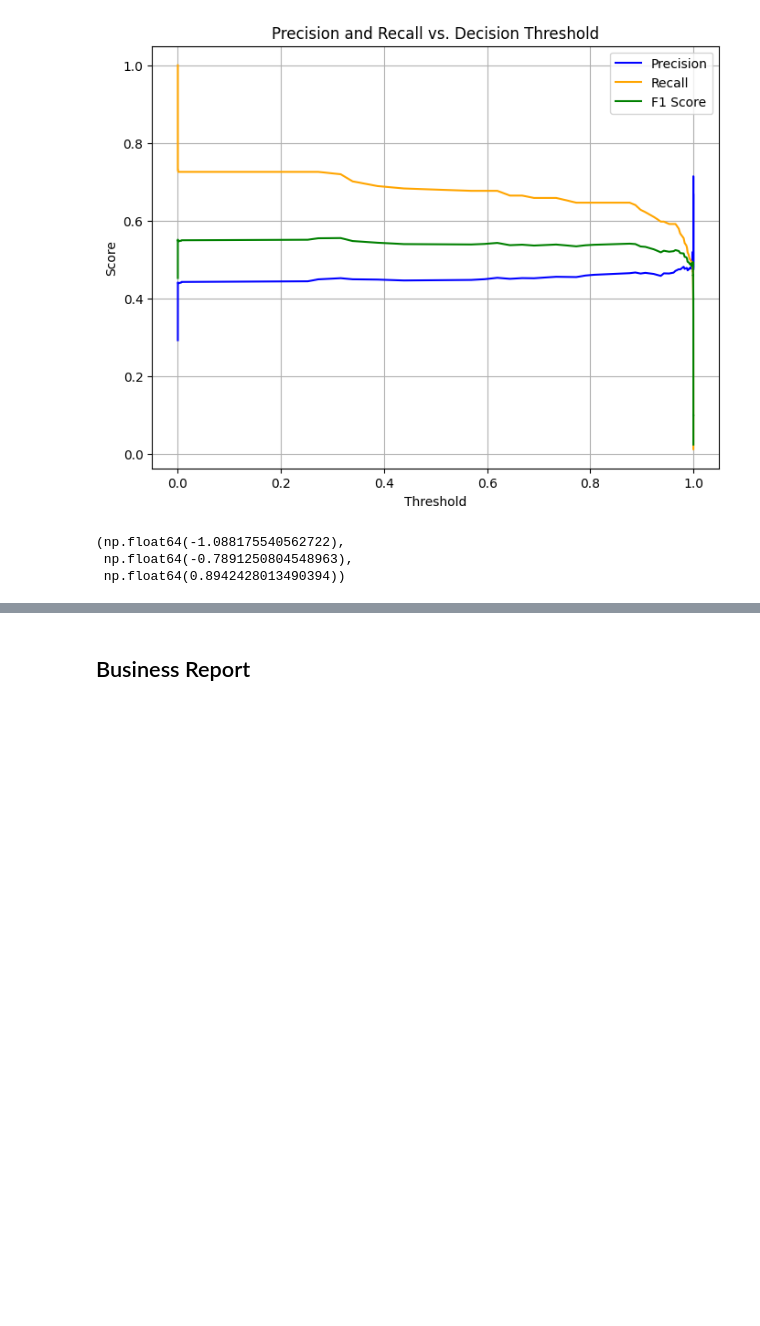
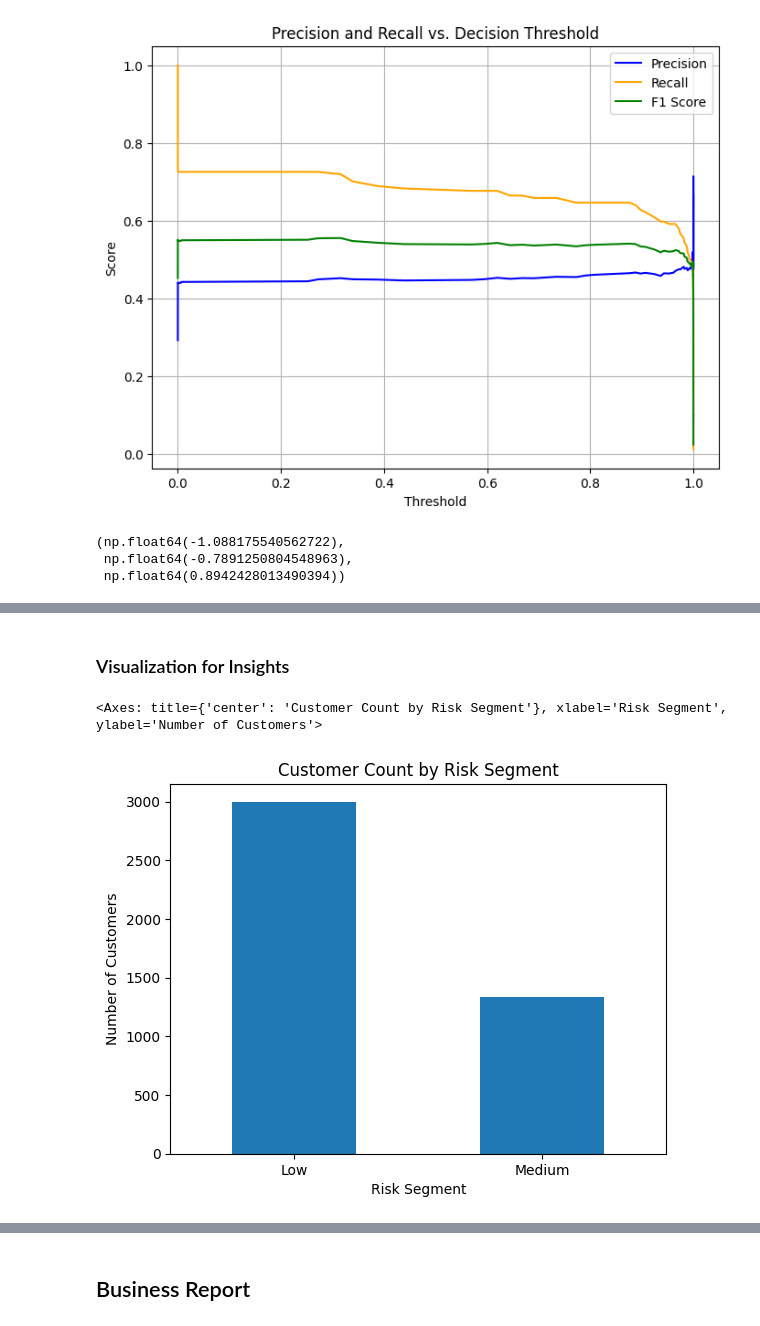
Before and after one commit to Areco892/e-commerce, a Jupyter notebook: analysis.ipynb, the cells around one changed output, grey strips where cells are left out. Cells and saved outputs as stored; diff of their text form; code cells hidden in the pictures; blank space fills up the shorter version.

```diff
--- a/analysis.ipynb
+++ b/analysis.ipynb
@@ -663,0 +666,3 @@ model.intercept_[0], model.coef_[0][0], model.coef_[0][1]
+# %%
+df_2010 = pd.read_excel(file_path, sheet_name='Year 2010-2011')
+df_2010.head()
@@ -663,0 +701,25 @@ model.intercept_[0], model.coef_[0][0], model.coef_[0][1]
+# %%
+df = df.groupby(['Invoice', 'Customer ID', 'InvoiceDate', 'Country'], as_index=False).agg({'TotalSales': 'sum'})
+# %%
+T0 = df['InvoiceDate'].max()
+features = df.groupby('Customer ID').agg(
+    first_purchase=('InvoiceDate', 'min'),
+    last_purchase=('InvoiceDate', 'max')
+)
+features['tenure_days'] = (T0 - features['first_purchase']).dt.days
+features['recency'] = (T0 - features['last_purchase']).dt.days
+
+features['predicted_churn_prob'] = model.predict_proba(scaler.transform(np.array(features[['tenure_days', 'recency']])))[:,1]
+
+def risk_segment(prob):
+    if prob >= 0.7:
+        return 'High'
+    elif prob >= 0.4:
+        return 'Medium'
+    else:
+        return 'Low'
+features['risk_segment'] = features['predicted_churn_prob'].apply(risk_segment)
+features = features.sort_values(by='predicted_churn_prob', ascending=False)
+
+features.drop(columns=['first_purchase', 'last_purchase'], inplace=True)
+features.head()
@@ -663,0 +738,7 @@ model.intercept_[0], model.coef_[0][0], model.coef_[0][1]
+# %%
+risk_counts = features['risk_segment'].value_counts()
+risk_percent = (risk_counts / risk_counts.sum() * 100).round(2)
+tenure_days = features.groupby('risk_segment')['tenure_days'].mean().round(2)
+recency = features.groupby('risk_segment')['recency'].mean().round(2)
+risk_summary = pd.DataFrame({'Count (customers)': risk_counts, 'Percentage (%)': risk_percent, 'Average Tenure (days)': tenure_days, 'Average Recency (days)': recency})
+risk_summary
@@ -663,0 +770,7 @@ model.intercept_[0], model.coef_[0][0], model.coef_[0][1]
+# %% [markdown]
+### Visualization for Insights
+# %%
+risk_summary['Count (customers)'].plot(kind='bar', title='Customer Count by Risk Segment', ylabel='Number of Customers', xlabel='Risk Segment', rot=0)
+# %% [output]
+<Axes: title={'center': 'Customer Count by Risk Segment'}, xlabel='Risk Segment', ylabel='Number of Customers'>
+[figure, added]
```
Also changed, not shown: parts of 16 cells of this notebook.
